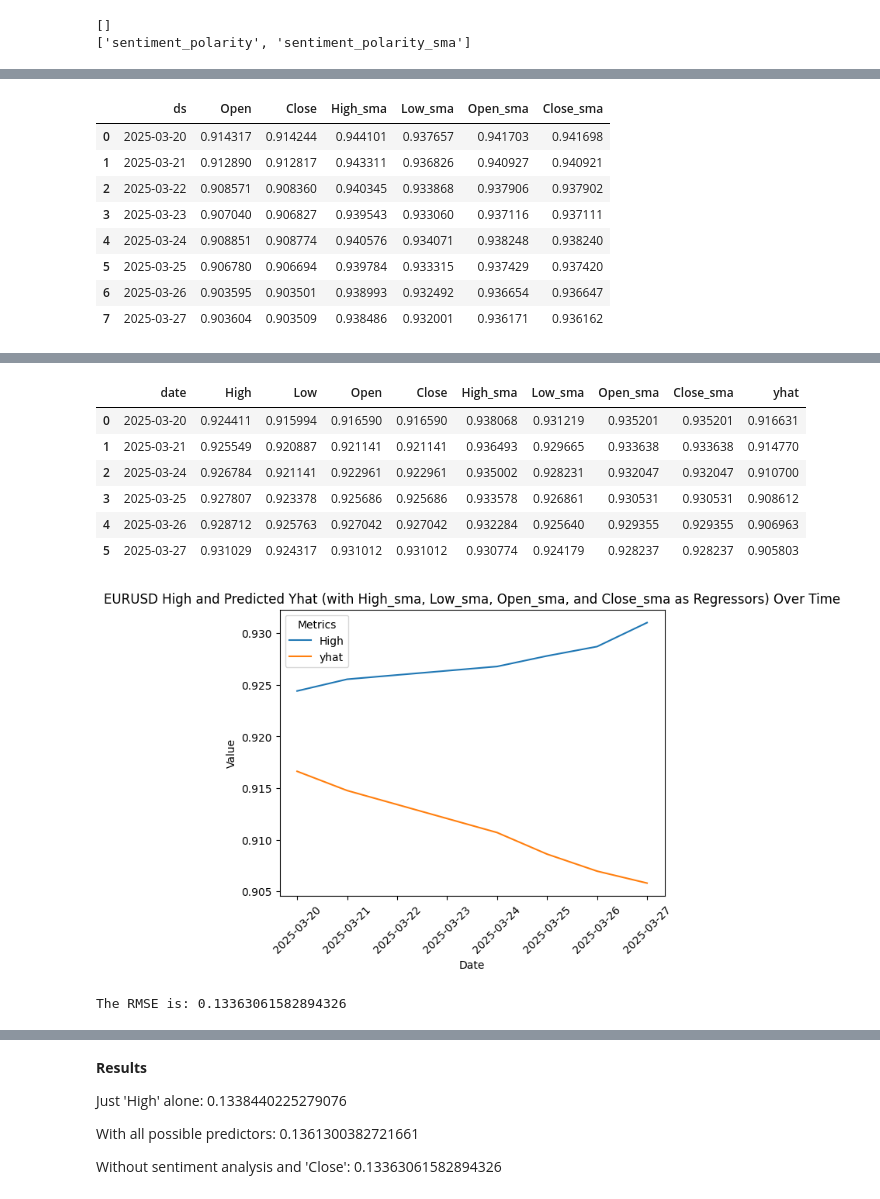
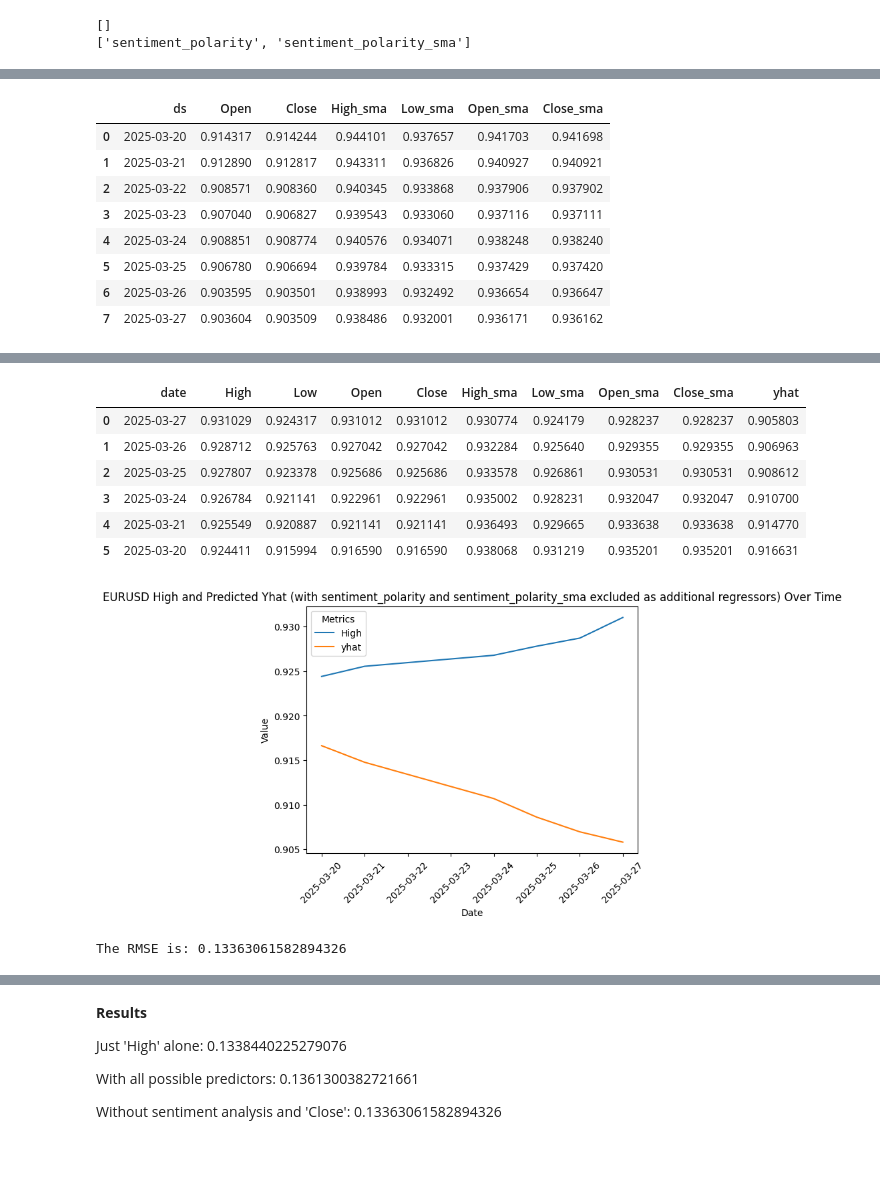
Before and after one commit to asumag4/fxTickerPredict, a Jupyter notebook: testers/news_article_modelling.ipynb, the cells around one changed output, grey strips where cells are left out. Drawn from its saved outputs; the diff is of its cells as text; code cells hidden in the pictures; blank space fills up the shorter version.

```diff
--- a/testers/news_article_modelling.ipynb
+++ b/testers/news_article_modelling.ipynb
@@ -839,6 +844,7 @@ for drop_columns in [[],['sentiment_polarity','sentiment_polarity_sma',]]:
 ['sentiment_polarity', 'sentiment_polarity_sma']
 # %%
 from datetime import timedelta
+from sklearn.metrics import root_mean_squared_error
 
 data = pd.read_parquet("../data/modelling_dataset/EURUSD=X_modelling_dataset");
 
@@ -923,7 +929,7 @@ sns.lineplot(
 # Optional: Add labels and a title
 plt.xlabel("Date")
 plt.ylabel("Value")
-plt.title("EURUSD High and Predicted Yhat (with High_sma, Low_sma, Open_sma, and Close_sma as Regressors) Over Time")
+plt.title("EURUSD High and Predicted Yhat (with sentiment_polarity and sentiment_polarity_sma excluded as additional regressors) Over Time")
 plt.legend(title="Metrics")
 plt.xticks(rotation=45)  # Rotate x-axis labels for better readability
 
@@ -959,9 +965,9 @@ print(f"The RMSE is: {rmse}")
 |  | date | High | Low | Open | Close | High_sma | Low_sma | Open_sma | Close_sma | yhat |
-| 0 | 2025-03-20 | 0.924411 | 0.915994 | 0.916590 | 0.916590 | 0.938068 | 0.931219 | 0.935201 | 0.935201 | 0.916631 |
-| 1 | 2025-03-21 | 0.925549 | 0.920887 | 0.921141 | 0.921141 | 0.936493 | 0.929665 | 0.933638 | 0.933638 | 0.914770 |
-| 2 | 2025-03-24 | 0.926784 | 0.921141 | 0.922961 | 0.922961 | 0.935002 | 0.928231 | 0.932047 | 0.932047 | 0.910700 |
-| 3 | 2025-03-25 | 0.927807 | 0.923378 | 0.925686 | 0.925686 | 0.933578 | 0.926861 | 0.930531 | 0.930531 | 0.908612 |
-| 4 | 2025-03-26 | 0.928712 | 0.925763 | 0.927042 | 0.927042 | 0.932284 | 0.925640 | 0.929355 | 0.929355 | 0.906963 |
-| 5 | 2025-03-27 | 0.931029 | 0.924317 | 0.931012 | 0.931012 | 0.930774 | 0.924179 | 0.928237 | 0.928237 | 0.905803 |
+| 0 | 2025-03-27 | 0.931029 | 0.924317 | 0.931012 | 0.931012 | 0.930774 | 0.924179 | 0.928237 | 0.928237 | 0.905803 |
+| 1 | 2025-03-26 | 0.928712 | 0.925763 | 0.927042 | 0.927042 | 0.932284 | 0.925640 | 0.929355 | 0.929355 | 0.906963 |
+| 2 | 2025-03-25 | 0.927807 | 0.923378 | 0.925686 | 0.925686 | 0.933578 | 0.926861 | 0.930531 | 0.930531 | 0.908612 |
+| 3 | 2025-03-24 | 0.926784 | 0.921141 | 0.922961 | 0.922961 | 0.935002 | 0.928231 | 0.932047 | 0.932047 | 0.910700 |
+| 4 | 2025-03-21 | 0.925549 | 0.920887 | 0.921141 | 0.921141 | 0.936493 | 0.929665 | 0.933638 | 0.933638 | 0.914770 |
+| 5 | 2025-03-20 | 0.924411 | 0.915994 | 0.916590 | 0.916590 | 0.938068 | 0.931219 | 0.935201 | 0.935201 | 0.916631 |
-[figure, old version]
+[figure, new version]
 The RMSE is: 0.13363061582894326
```
Also changed, not shown: parts of 4 cells of this notebook, 7 other files.
